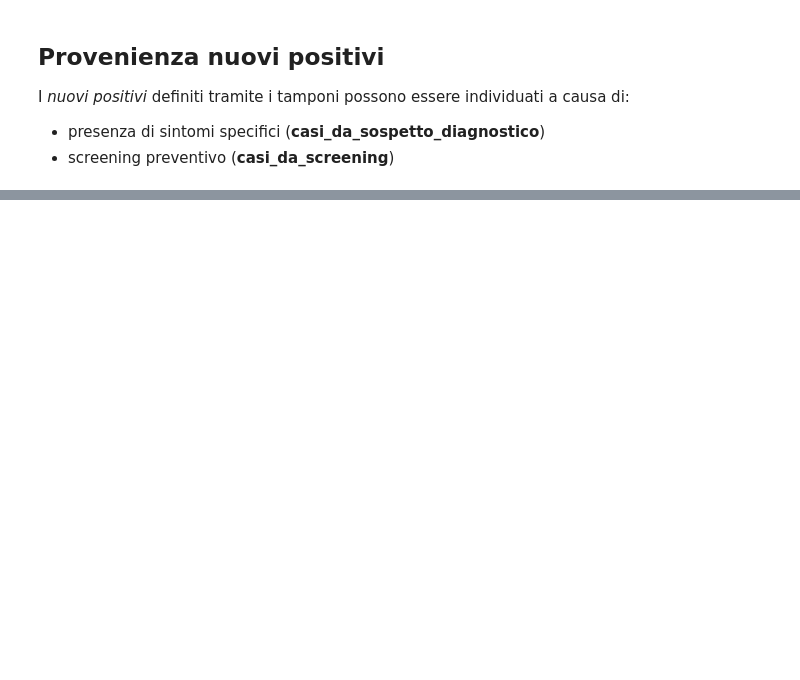
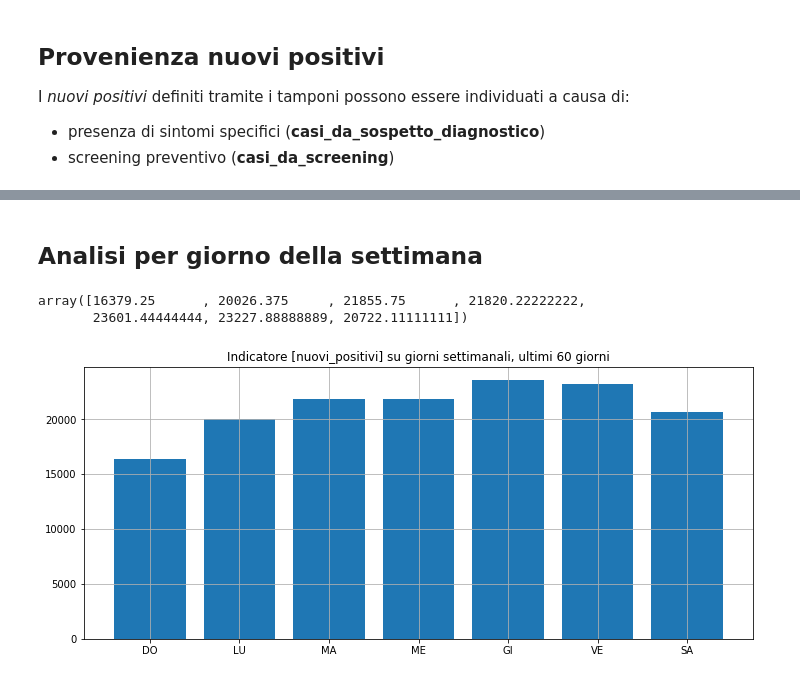
Before and after one commit to taracchi/covid, a Jupyter notebook: analisi_infetti.ipynb, the cells around one changed output, grey strips where cells are left out. Saved outputs shown, nothing was run; the diff lists cells and outputs as text; code cells hidden in the pictures; blank space fills up the shorter version.

```diff
--- a/analisi_infetti.ipynb
+++ b/analisi_infetti.ipynb
@@ -389,0 +391,36 @@ print(trend['casi_da_sospetto_diagnostico_giornalieri']['Italia'][-5:])
+# %% [markdown]
+## Analisi per giorno della settimana
+# %%
+diz_day={0:'DO',
+        1:'LU',
+        2:'MA',
+        3:'ME',
+        4:'GI',
+        5:'VE',
+        6:'SA'}
+# %%
+indicatore='nuovi_positivi'
+operando=np.mean
+
+last_days=60
+counter=np.zeros((7))
+
+temp_vals=trend[indicatore]['Italia'][-last_days:]
+# %%
+for d in range(7):
+    indici_day=find_matlabstyle(giorno_settimana[-last_days:],lambda x:x==d)
+    counter[d]=operando(temp_vals[indici_day])
+# %%
+counter
+# %% [output]
+array([16379.25      , 20026.375     , 21855.75      , 21820.22222222,
+       23601.44444444, 23227.88888889, 20722.11111111])
+# %%
+plt.figure(figsize=(12,5))
+plt.title('Indicatore [%s] su giorni settimanali, ultimi %d giorni'%(indicatore,last_days))
+plt.bar(range(7),counter)
+plt.xticks(range(7),list(diz_day.values()))
+plt.grid()
+plt.show()
+# %% [output]
+[figure, added]
```
Also changed, not shown: parts of 15 cells of this notebook, 14 other files.
